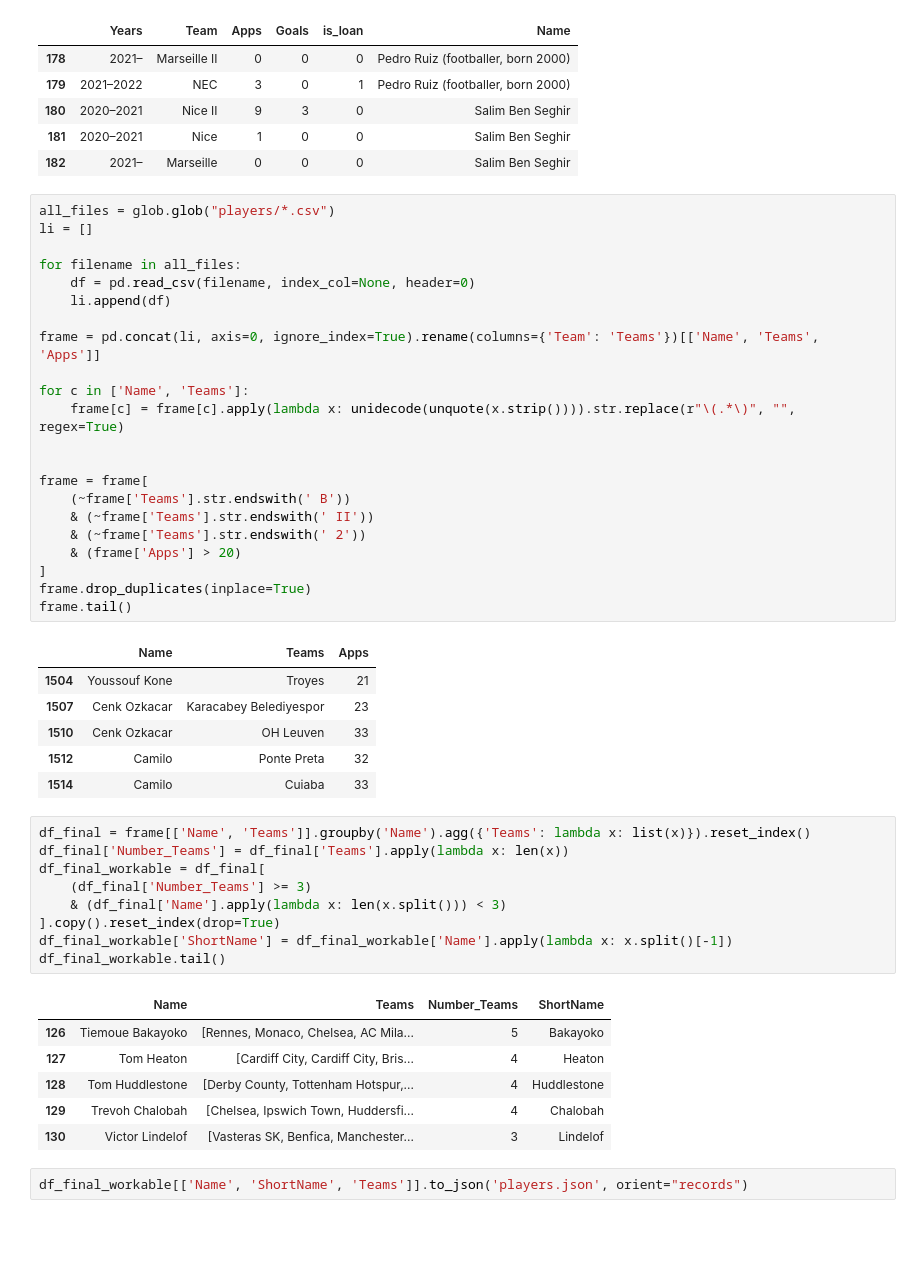
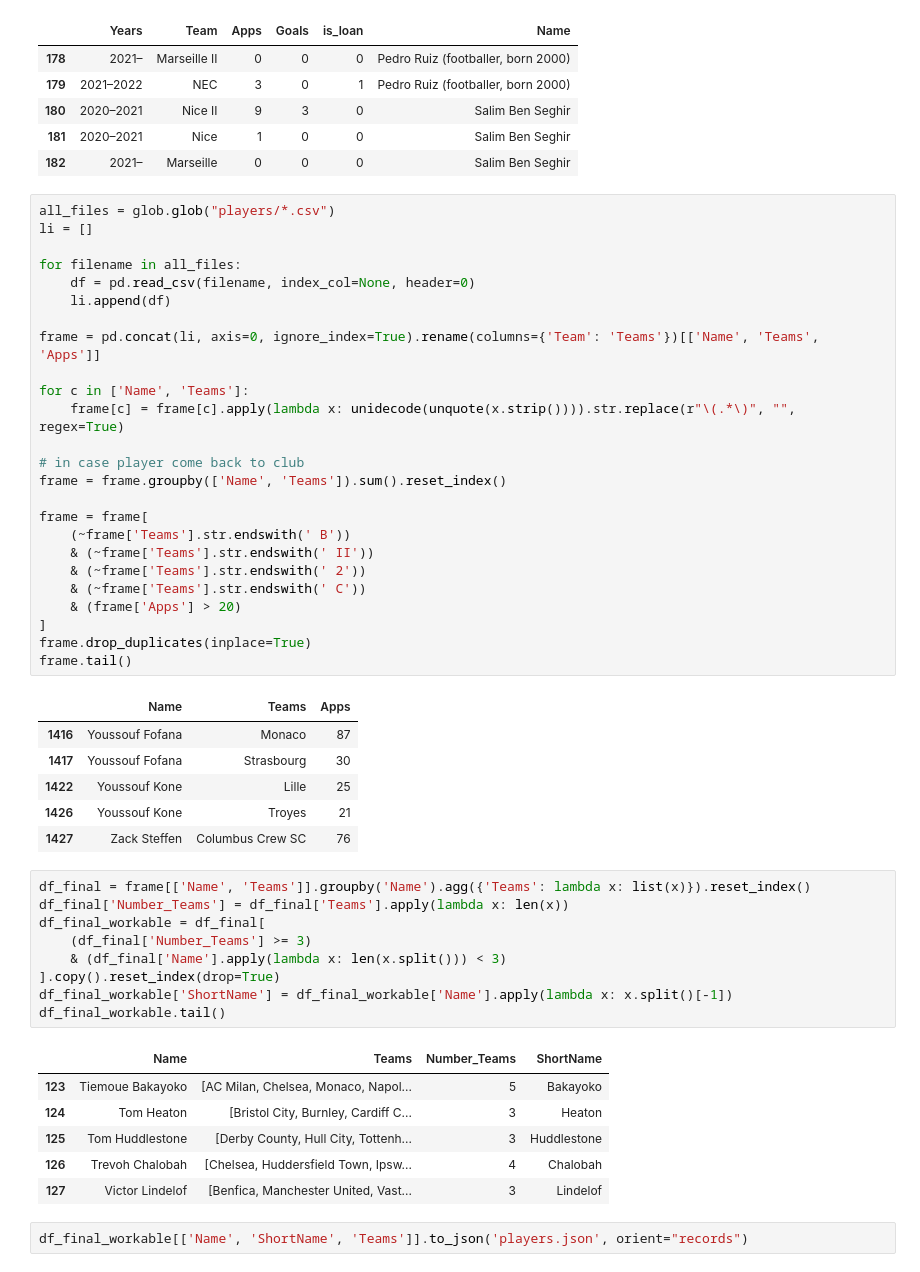
Before and after one commit to ClementTr/sellaci-backend, a Jupyter notebook: data_extract/Scrapper Wiki.ipynb, the cells around one changed output. Saved outputs shown, nothing was run; the diff lists cells and outputs as text; blank space fills up the shorter version.

```diff
--- a/data_extract/Scrapper Wiki.ipynb
+++ b/data_extract/Scrapper Wiki.ipynb
@@ -127,32 +127,35 @@ df_players_club.tail()
 # %%
 all_files = glob.glob("players/*.csv")
 li = []
 
 for filename in all_files:
     df = pd.read_csv(filename, index_col=None, header=0)
     li.append(df)
 
 frame = pd.concat(li, axis=0, ignore_index=True).rename(columns={'Team': 'Teams'})[['Name', 'Teams', 'Apps']]
 
 for c in ['Name', 'Teams']:
     frame[c] = frame[c].apply(lambda x: unidecode(unquote(x.strip()))).str.replace(r"\(.*\)", "", regex=True)
 
+# in case player come back to club
+frame = frame.groupby(['Name', 'Teams']).sum().reset_index()
 
 frame = frame[
     (~frame['Teams'].str.endswith(' B'))
     & (~frame['Teams'].str.endswith(' II'))
     & (~frame['Teams'].str.endswith(' 2'))
+    & (~frame['Teams'].str.endswith(' C'))
     & (frame['Apps'] > 20)
 ]
 frame.drop_duplicates(inplace=True)
 frame.tail()
 # %% [output]
 |  | Name | Teams | Apps |
-| 1504 | Youssouf Kone | Troyes | 21 |
-| 1507 | Cenk Ozkacar | Karacabey Belediyespor | 23 |
-| 1510 | Cenk Ozkacar | OH Leuven | 33 |
-| 1512 | Camilo | Ponte Preta | 32 |
-| 1514 | Camilo | Cuiaba | 33 |
+| 1416 | Youssouf Fofana | Monaco | 87 |
+| 1417 | Youssouf Fofana | Strasbourg | 30 |
+| 1422 | Youssouf Kone | Lille | 25 |
+| 1426 | Youssouf Kone | Troyes | 21 |
+| 1427 | Zack Steffen | Columbus Crew SC | 76 |
 # %%
 df_final = frame[['Name', 'Teams']].groupby('Name').agg({'Teams': lambda x: list(x)}).reset_index()
 df_final['Number_Teams'] = df_final['Teams'].apply(lambda x: len(x))
@@ -164,11 +167,11 @@ df_final_workable['ShortName'] = df_final_workable['Name'].apply(lambda x: x.spl
 df_final_workable.tail()
 # %% [output]
 |  | Name | Teams | Number_Teams | ShortName |
-| 126 | Tiemoue Bakayoko | [Rennes, Monaco, Chelsea, AC Mila... | 5 | Bakayoko |
-| 127 | Tom Heaton | [Cardiff City, Cardiff City, Bris... | 4 | Heaton |
-| 128 | Tom Huddlestone | [Derby County, Tottenham Hotspur,... | 4 | Huddlestone |
-| 129 | Trevoh Chalobah | [Chelsea, Ipswich Town, Huddersfi... | 4 | Chalobah |
-| 130 | Victor Lindelof | [Vasteras SK, Benfica, Manchester... | 3 | Lindelof |
+| 123 | Tiemoue Bakayoko | [AC Milan, Chelsea, Monaco, Napol... | 5 | Bakayoko |
+| 124 | Tom Heaton | [Bristol City, Burnley, Cardiff C... | 3 | Heaton |
+| 125 | Tom Huddlestone | [Derby County, Hull City, Tottenh... | 3 | Huddlestone |
+| 126 | Trevoh Chalobah | [Chelsea, Huddersfield Town, Ipsw... | 4 | Chalobah |
+| 127 | Victor Lindelof | [Benfica, Manchester United, Vast... | 3 | Lindelof |
 # %%
 df_final_workable[['Name', 'ShortName', 'Teams']].to_json('players.json', orient="records")
 # %%
```
